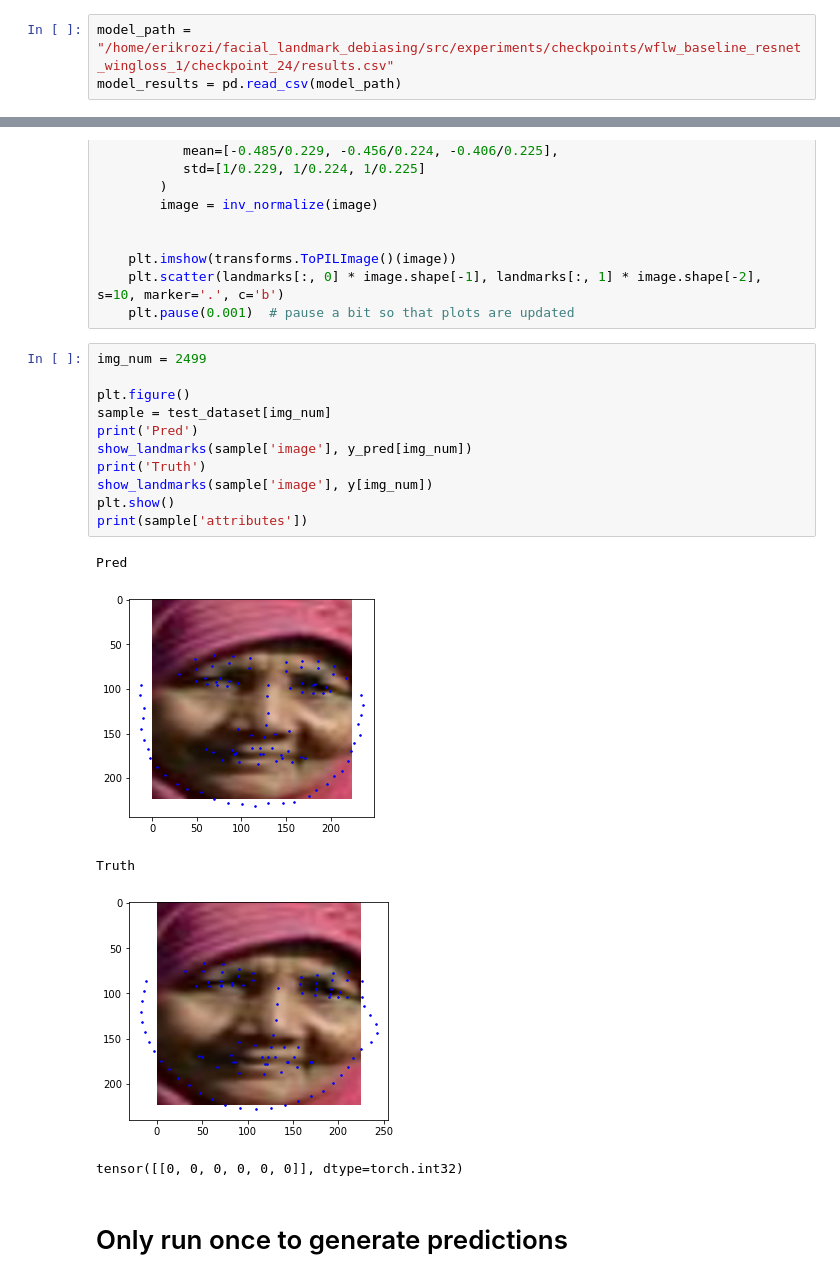
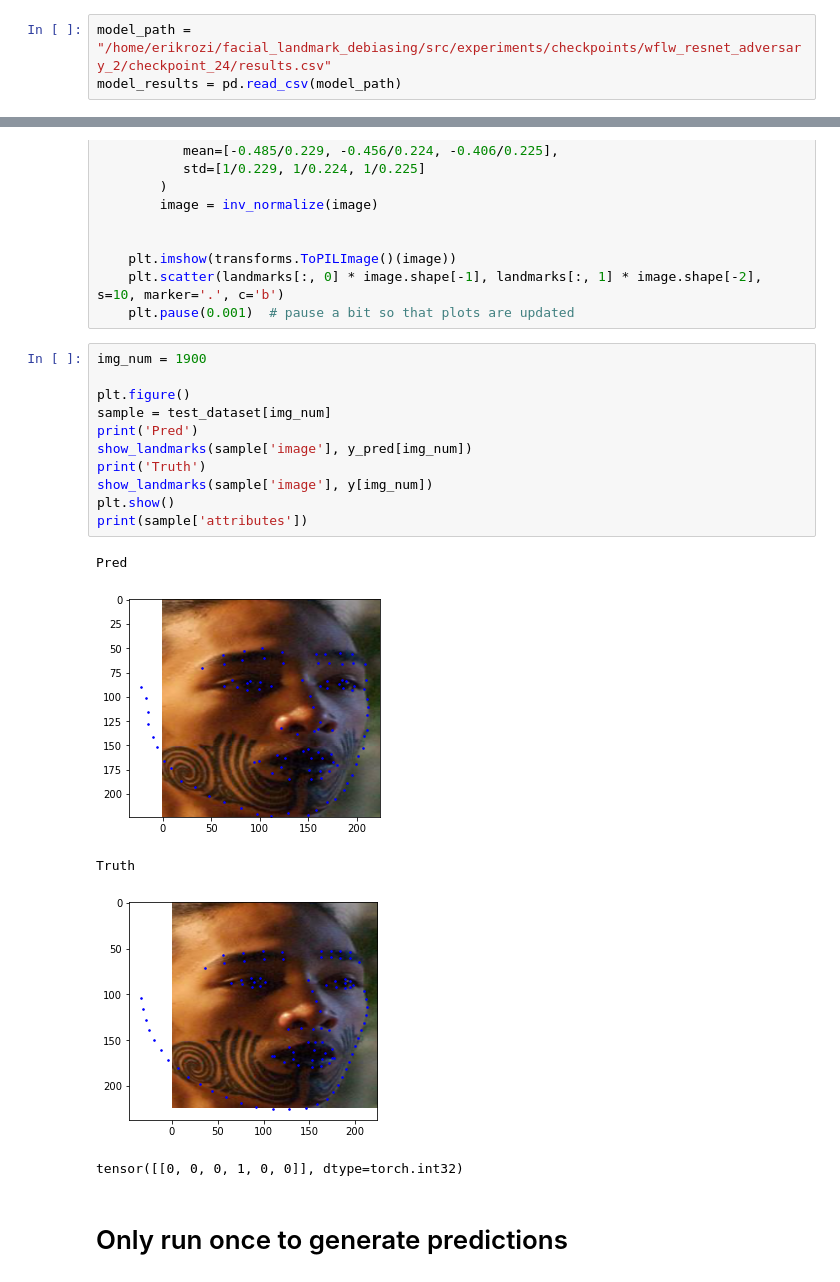
Before and after one commit to erikrozi/facial_landmark_debiasing, a Jupyter notebook: notebooks/evaluation-wflw.ipynb, the cells around one changed output, grey strips where cells are left out. Drawn from its saved outputs; the diff is of its cells as text.

```diff
--- a/notebooks/evaluation-wflw.ipynb
+++ b/notebooks/evaluation-wflw.ipynb
@@ -124,5 +122,5 @@ checkpoint_14/  checkpoint_20/  checkpoint_5/
 # %%
-model_path = "/home/erikrozi/facial_landmark_debiasing/src/experiments/checkpoints/wflw_baseline_resnet_wingloss_1/checkpoint_24/results.csv"
+model_path = "/home/erikrozi/facial_landmark_debiasing/src/experiments/checkpoints/wflw_resnet_adversary_2/checkpoint_24/results.csv"
 model_results = pd.read_csv(model_path)
 # %%
 num_landmarks = 98
@@ -148,22 +146,22 @@ def show_landmarks(image, landmarks, norm=True):
     plt.scatter(landmarks[:, 0] * image.shape[-1], landmarks[:, 1] * image.shape[-2], s=10, marker='.', c='b')
     plt.pause(0.001)  # pause a bit so that plots are updated
 # %%
-img_num = 2499
+img_num = 1900
 
 plt.figure()
 sample = test_dataset[img_num]
 print('Pred')
 show_landmarks(sample['image'], y_pred[img_num])
 print('Truth')
 show_landmarks(sample['image'], y[img_num])
 plt.show()
 print(sample['attributes'])
 # %% [output]
 Pred
-[figure, old version]
+[figure, new version]
 Truth
-[figure, old version]
+[figure, new version]
-tensor([[0, 0, 0, 0, 0, 0]], dtype=torch.int32)
+tensor([[0, 0, 0, 1, 0, 0]], dtype=torch.int32)
 # %% [markdown]
 # Only run once to generate predictions
 # %%
```
Also changed, not shown: parts of 10 cells of this notebook, 5 other files.
